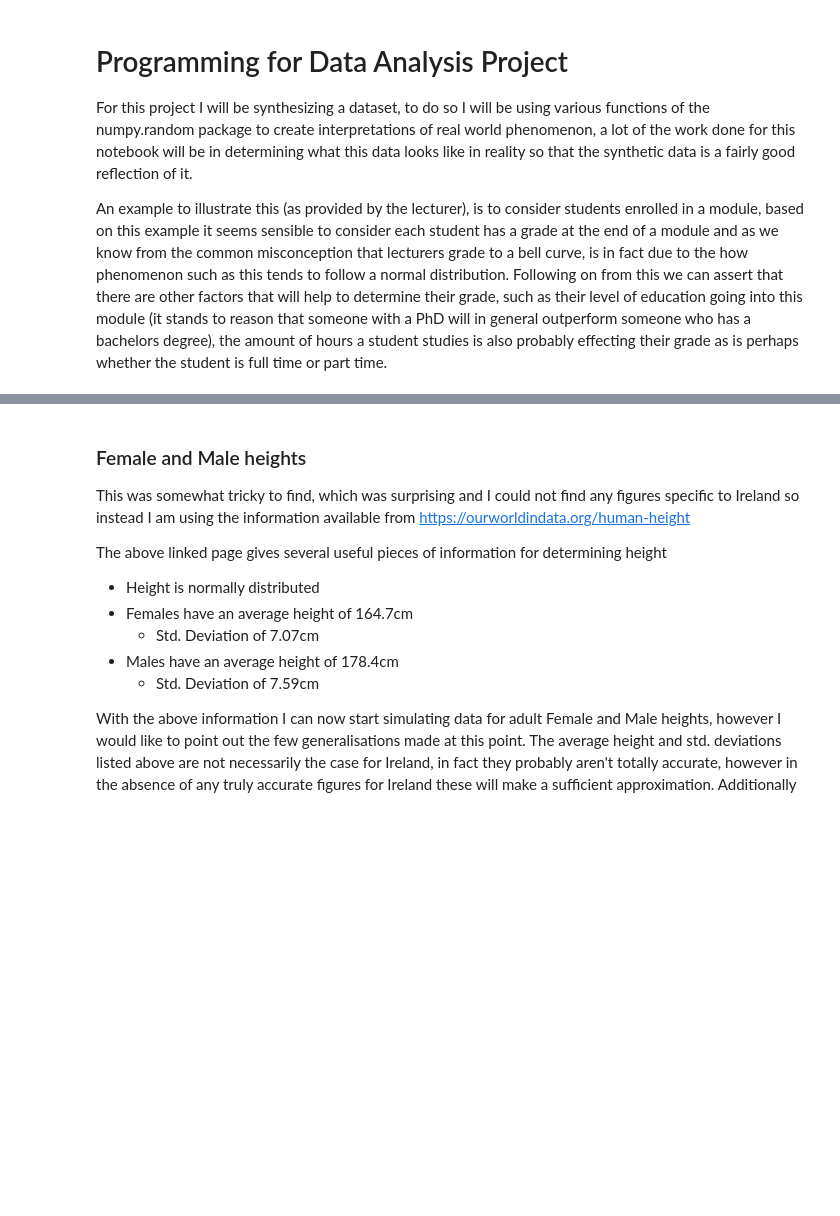
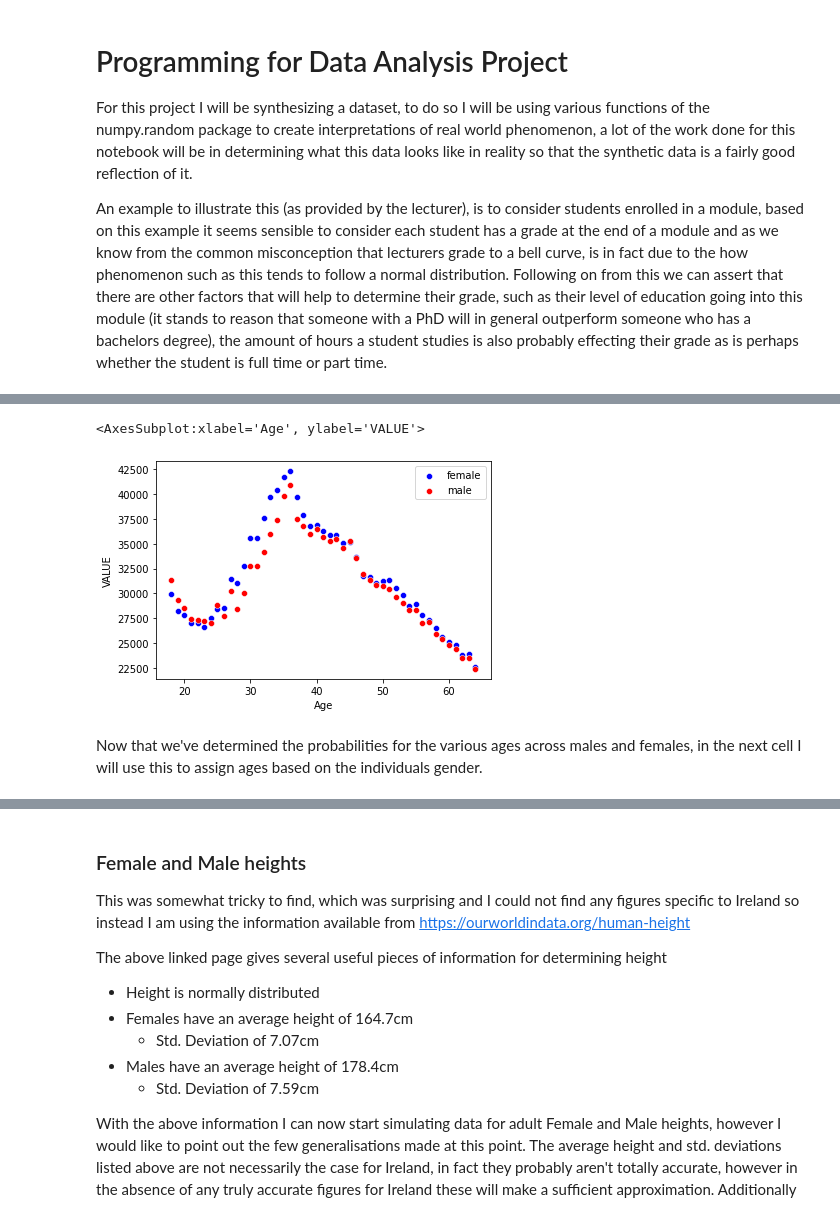
Before and after one commit to itskeithstudent/Programming-for-Data-Analysis-Project, a Jupyter notebook: Synthetic Data.ipynb, the cells around one changed output, grey strips where cells are left out. Saved outputs shown, nothing was run; the diff lists cells and outputs as text; code cells hidden in the pictures; blank space fills up the shorter version.

Commit message:
Restructured notebook, added section on calculating male female probabilities using real census data

```diff
--- a/Synthetic Data.ipynb
+++ b/Synthetic Data.ipynb
@@ -41,0 +108,10 @@ df = pd.DataFrame(data=rng.choice(['Female','Male'], size=500, p=[p_female_15to6
+# %%
+import seaborn as sns
+#visualising the distribution of age by gender
+sns.scatterplot(x=cso_female_df['Age'],y=cso_female_df['VALUE'], color='b', label='female')
+sns.scatterplot(x=cso_male_df['Age'],y=cso_male_df['VALUE'], color='red', label='male')
+# %% [output]
+<AxesSubplot:xlabel='Age', ylabel='VALUE'>
+[figure, added]
+# %% [markdown]
+Now that we've determined the probabilities for the various ages across males and females, in the next cell I will use this to assign ages based on the individuals gender.
```
Also changed, not shown: parts of 20 cells of this notebook.
